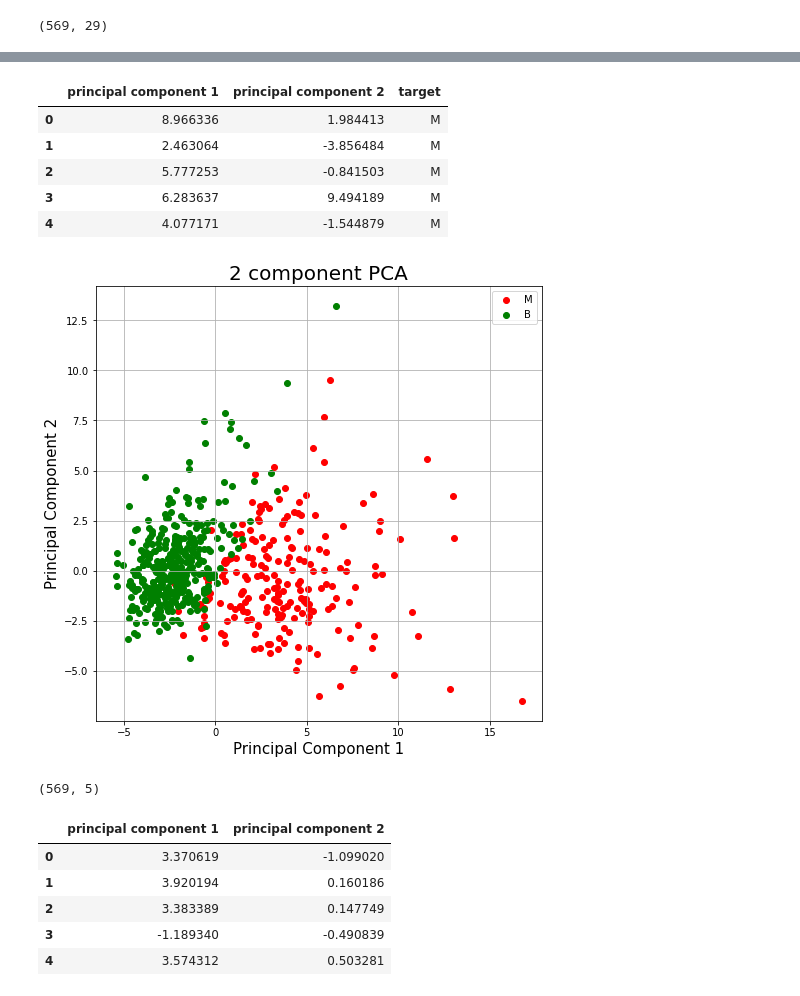
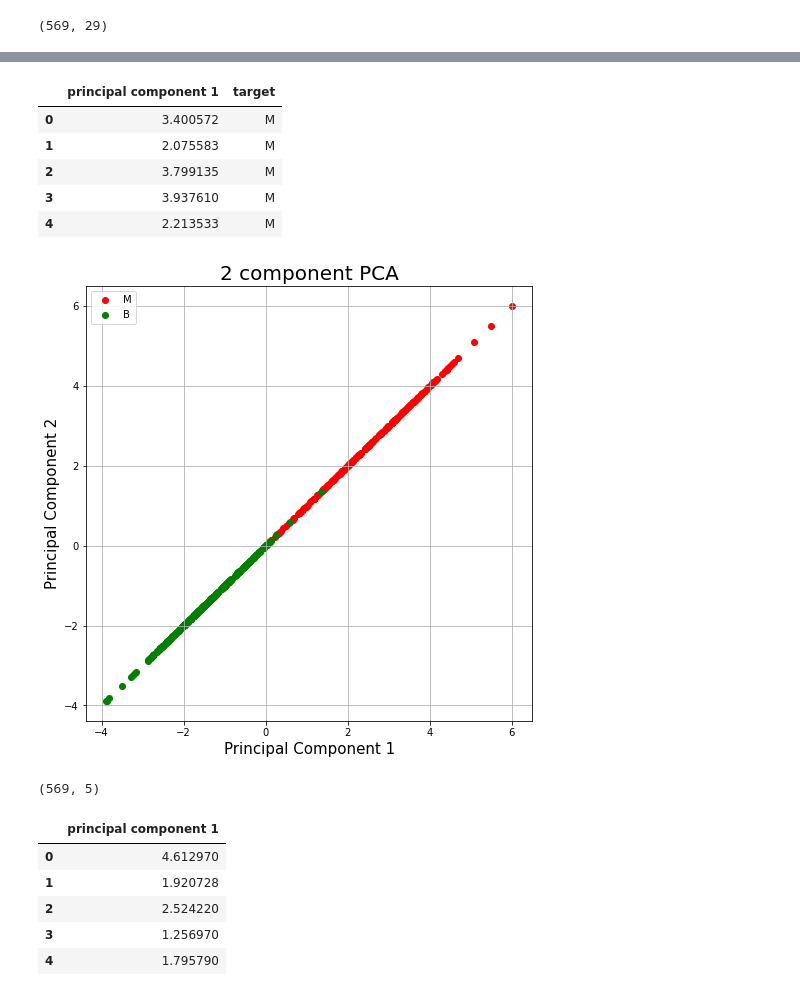
Before and after one commit to hananlu/SLOuas, a Jupyter notebook: Cancer_Clustering_LDA.ipynb, the cells around one changed output, grey strips where cells are left out. Cells and saved outputs as stored; diff of their text form; code cells hidden in the pictures.

```diff
--- a/Cancer_Clustering_LDA.ipynb
+++ b/Cancer_Clustering_LDA.ipynb
@@ -107,8 +103,8 @@ x.shape
 # %%
 from sklearn.discriminant_analysis import LinearDiscriminantAnalysis
-lda = LinearDiscriminantAnalysis(n_components=2)
-principalComponents = lda.fit_transform(x)
+lda = LinearDiscriminantAnalysis(n_components=1)
+principalComponents = lda.fit(x, y).transform(x)
 principalDf = pd.DataFrame(data = principalComponents
-             , columns = ['principal component 1', 'principal component 2'])
+             , columns = ['principal component 1'])
 principalDf.head()
 # %% [output]
@@ -116,3 +117,3 @@ TypeError: ignored
 # %%
-pd_y = pd.DataFrame(y, columns = ['target'])
+pd_y = pd.DataFrame((y), columns = ['target'])
 pd_y.head()
@@ -120,31 +128,30 @@ pd_y.head()
 finalDf = pd.concat([principalDf, pd_y[['target']]], axis = 1)
 finalDf.head()
 # %% [output]
-|  | principal component 1 | principal component 2 | target |
-| 0 | 8.966336 | 1.984413 | M |
-| 1 | 2.463064 | -3.856484 | M |
-| 2 | 5.777253 | -0.841503 | M |
-| 3 | 6.283637 | 9.494189 | M |
-| 4 | 4.077171 | -1.544879 | M |
+|  | principal component 1 | target |
+| 0 | 3.400572 | M |
+| 1 | 2.075583 | M |
+| 2 | 3.799135 | M |
+| 3 | 3.937610 | M |
+| 4 | 2.213533 | M |
 # %%
 import matplotlib.pyplot as plt
-
 fig = plt.figure(figsize = (8,8))
 ax = fig.add_subplot(1,1,1)
 ax.set_xlabel('Principal Component 1', fontsize = 15)
 ax.set_ylabel('Principal Component 2', fontsize = 15)
 ax.set_title('2 component PCA', fontsize = 20)
 targets = ['M', 'B']
 colors = ['r', 'g']
 for target, color in zip(targets,colors):
     indicesToKeep = finalDf['target'] == target
-    ax.scatter(finalDf.loc[indicesToKeep, 'principal component 1']
-               , finalDf.loc[indicesToKeep, 'principal component 2']
-               , c = color)
+    ax.scatter(finalDf.loc[indicesToKeep, 'principal component 1'],
+               finalDf.loc[indicesToKeep, 'principal component 1'],
+               c = color)
 ax.legend(targets)
 ax.grid()
 # %% [output]
-[figure, old version]
+[figure, new version]
 # %%
 X2=dataset[['radius_mean', 'perimeter_mean', 'area_mean', 'radius_worst', 'perimeter_worst']]
 Y2=dataset[['diagnosis']]
@@ -155,18 +162,18 @@ X2.shape
 # %% [output]
 (569, 5)
 # %%
-pca2 = PCA(n_components=2)
-principalComponents = pca2.fit_transform(X2)
+lda2 = LinearDiscriminantAnalysis(n_components=1)
+principalComponents = lda2.fit(X2, y).transform(X2)
 principalDf2 = pd.DataFrame(data = principalComponents
-             , columns = ['principal component 1', 'principal component 2'])
-principalDf2.head()
+             , columns = ['principal component 1'])
+principalDf.head()
 # %% [output]
-|  | principal component 1 | principal component 2 |
-| 0 | 3.370619 | -1.099020 |
-| 1 | 3.920194 | 0.160186 |
-| 2 | 3.383389 | 0.147749 |
-| 3 | -1.189340 | -0.490839 |
-| 4 | 3.574312 | 0.503281 |
+|  | principal component 1 |
+| 0 | 4.612970 |
+| 1 | 1.920728 |
+| 2 | 2.524220 |
+| 3 | 1.256970 |
+| 4 | 1.795790 |
 # %%
 finalDf2 = pd.concat([principalDf2, dataset[['diagnosis']]], axis = 1)
 finalDf2.head()
```
Also changed, not shown: parts of 9 cells of this notebook.
